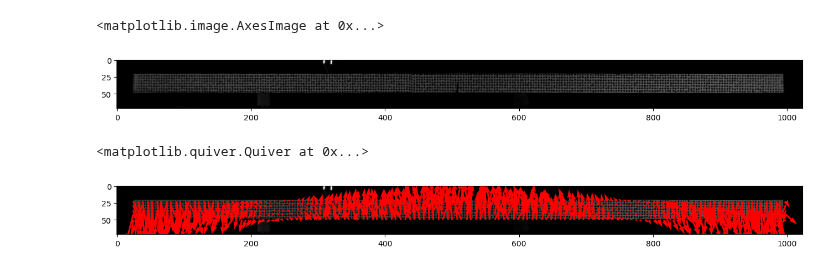
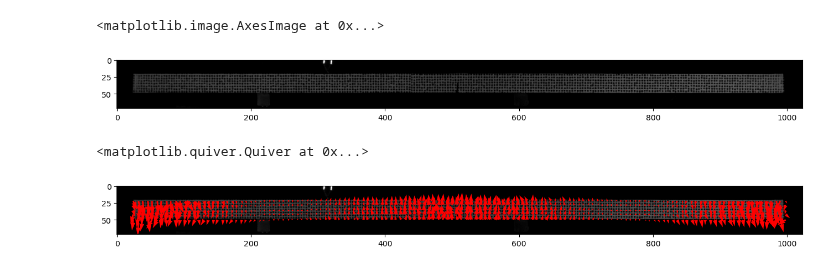
Before and after one commit to ladisk/pyidi, a Jupyter notebook: MM_dev.ipynb, the cells around one changed output. Drawn from its saved outputs; the diff is of its cells as text; code cells hidden in the pictures.

```diff
--- a/MM_dev.ipynb
+++ b/MM_dev.ipynb
@@ -28,13 +28,13 @@ coord  = np.loadtxt("C:\\Users\\kristofc\\Doktorat\\Projekti\\Clanek I\\Python N
 # %%
 mode_0 = vect_0[0,:]
 mode_1 = vect_1[0,:]
 
 plt.imshow(fig, 'gray')
 # plt.scatter(coord[:,1], coord[:,0])
-plt.quiver(coord[:,1], coord[:,0], mode_1, mode_0, color = 'r')
+plt.quiver(coord[:,1], coord[:,0], mode_1, mode_0, color = 'r', scale = 1.1)
 # %% [output]
 <matplotlib.quiver.Quiver at 0x...>
-[figure, old version]
+[figure, new version]
 # %%
 mesh = pv.PolyData(np.column_stack((coord[:,1], coord[:,0], np.zeros(coord.shape[0]))))
 
```
Also changed, not shown: parts of 3 cells of this notebook.
